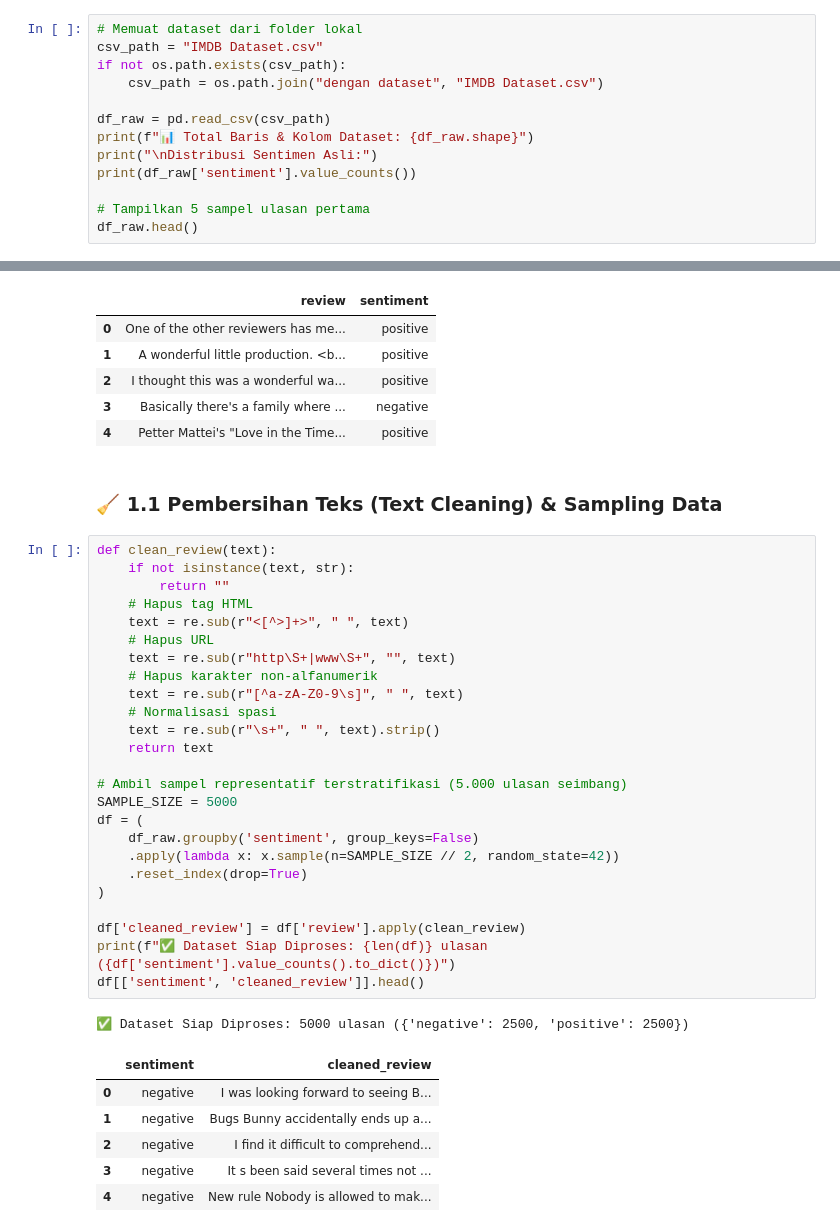
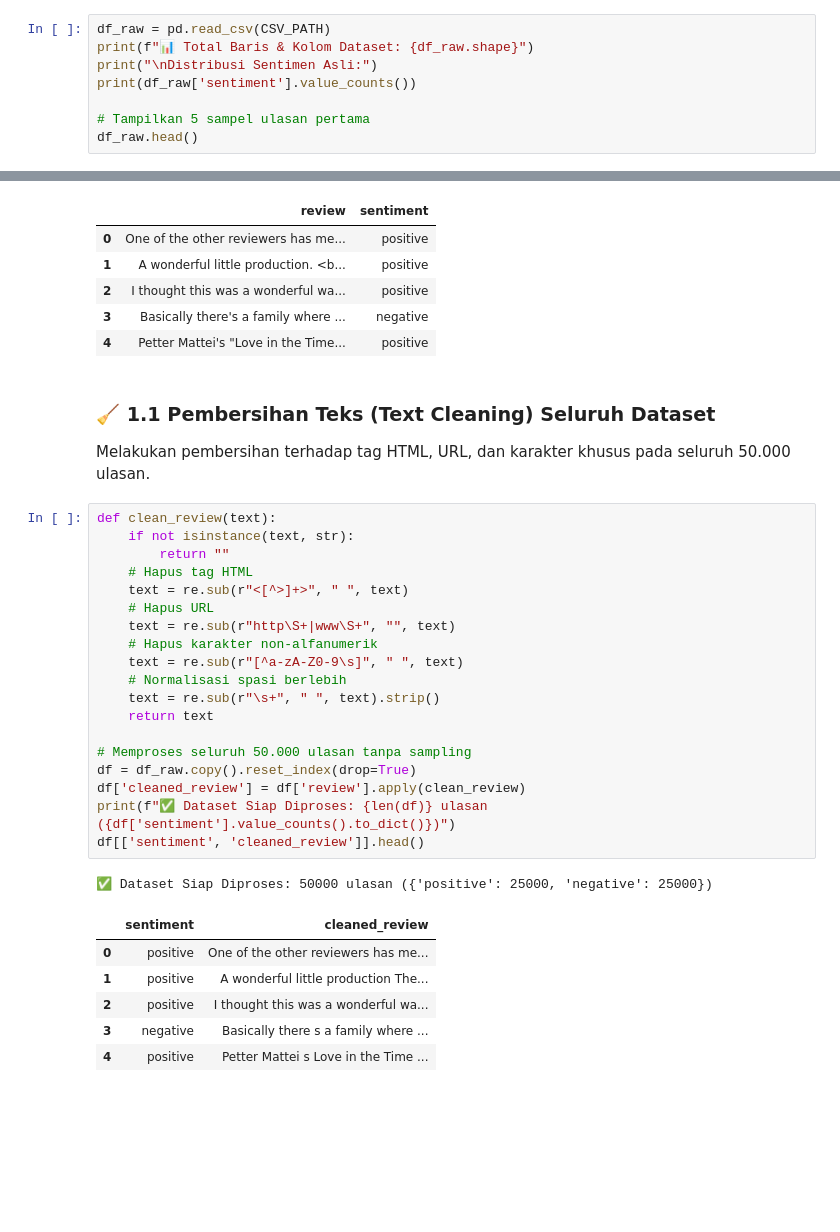
Before and after one commit to CATSSRIN/kuliah, a Jupyter notebook: semester 7/Information Retrieval B/tugas 2/dengan dataset/Tugas_2_Clustering_dan_Classification_IMDB.ipynb, the cells around one changed output, grey strips where cells are left out. Saved outputs shown, nothing was run; the diff lists cells and outputs as text; blank space fills up the shorter version.

```diff
--- a/semester 7/Information Retrieval B/tugas 2/dengan dataset/Tugas_2_Clustering_dan_Classification_IMDB.ipynb
+++ b/semester 7/Information Retrieval B/tugas 2/dengan dataset/Tugas_2_Clustering_dan_Classification_IMDB.ipynb
@@ -66,10 +92,5 @@ Membaca file `IMDB Dataset.csv` yang berisi ulasan film beserta label sentimen (
 # %%
-# Memuat dataset dari folder lokal
-csv_path = "IMDB Dataset.csv"
-if not os.path.exists(csv_path):
-    csv_path = os.path.join("dengan dataset", "IMDB Dataset.csv")
-
-df_raw = pd.read_csv(csv_path)
+df_raw = pd.read_csv(CSV_PATH)
 print(f"📊 Total Baris & Kolom Dataset: {df_raw.shape}")
 print("\nDistribusi Sentimen Asli:")
 print(df_raw['sentiment'].value_counts())
@@ -90,41 +111,36 @@ Name: count, dtype: int64
 | 2 | I thought this was a wonderful wa... | positive |
 | 3 | Basically there's a family where ... | negative |
 | 4 | Petter Mattei's "Love in the Time... | positive |
-# %% [markdown]
-### 🧹 1.1 Pembersihan Teks (Text Cleaning) & Sampling Data
+# %% [markdown]
+### 🧹 1.1 Pembersihan Teks (Text Cleaning) Seluruh Dataset
+Melakukan pembersihan terhadap tag HTML, URL, dan karakter khusus pada seluruh 50.000 ulasan.
 # %%
 def clean_review(text):
     if not isinstance(text, str):
         return ""
     # Hapus tag HTML
     text = re.sub(r"<[^>]+>", " ", text)
     # Hapus URL
     text = re.sub(r"http\S+|www\S+", "", text)
     # Hapus karakter non-alfanumerik
     text = re.sub(r"[^a-zA-Z0-9\s]", " ", text)
-    # Normalisasi spasi
+    # Normalisasi spasi berlebih
     text = re.sub(r"\s+", " ", text).strip()
     return text
 
-# Ambil sampel representatif terstratifikasi (5.000 ulasan seimbang)
-SAMPLE_SIZE = 5000
-df = (
-    df_raw.groupby('sentiment', group_keys=False)
-    .apply(lambda x: x.sample(n=SAMPLE_SIZE // 2, random_state=42))
-    .reset_index(drop=True)
-)
-
+# Memproses seluruh 50.000 ulasan tanpa sampling
+df = df_raw.copy().reset_index(drop=True)
 df['cleaned_review'] = df['review'].apply(clean_review)
 print(f"✅ Dataset Siap Diproses: {len(df)} ulasan ({df['sentiment'].value_counts().to_dict()})")
 df[['sentiment', 'cleaned_review']].head()
 # %% [output]
-✅ Dataset Siap Diproses: 5000 ulasan ({'negative': 2500, 'positive': 2500})
+✅ Dataset Siap Diproses: 50000 ulasan ({'positive': 25000, 'negative': 25000})
 |  | sentiment | cleaned_review |
-| 0 | negative | I was looking forward to seeing B... |
-| 1 | negative | Bugs Bunny accidentally ends up a... |
-| 2 | negative | I find it difficult to comprehend... |
-| 3 | negative | It s been said several times not ... |
-| 4 | negative | New rule Nobody is allowed to mak... |
+| 0 | positive | One of the other reviewers has me... |
+| 1 | positive | A wonderful little production The... |
+| 2 | positive | I thought this was a wonderful wa... |
+| 3 | negative | Basically there s a family where ... |
+| 4 | positive | Petter Mattei s Love in the Time ... |
 # %% [markdown]
 ## 🧮 2. Representasi Matriks TF-IDF yang Sparse (Slide 06)
 
```
Also changed, not shown: parts of 25 cells of this notebook, 24 other files.
